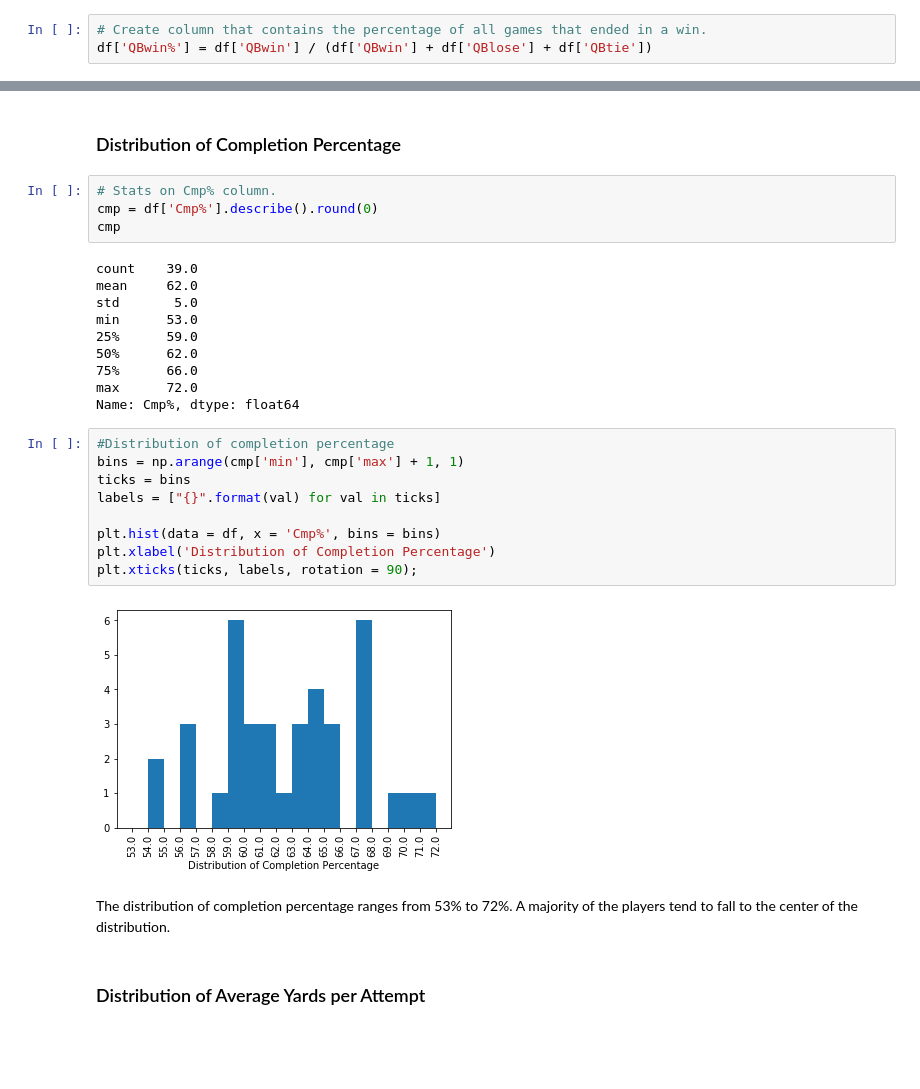
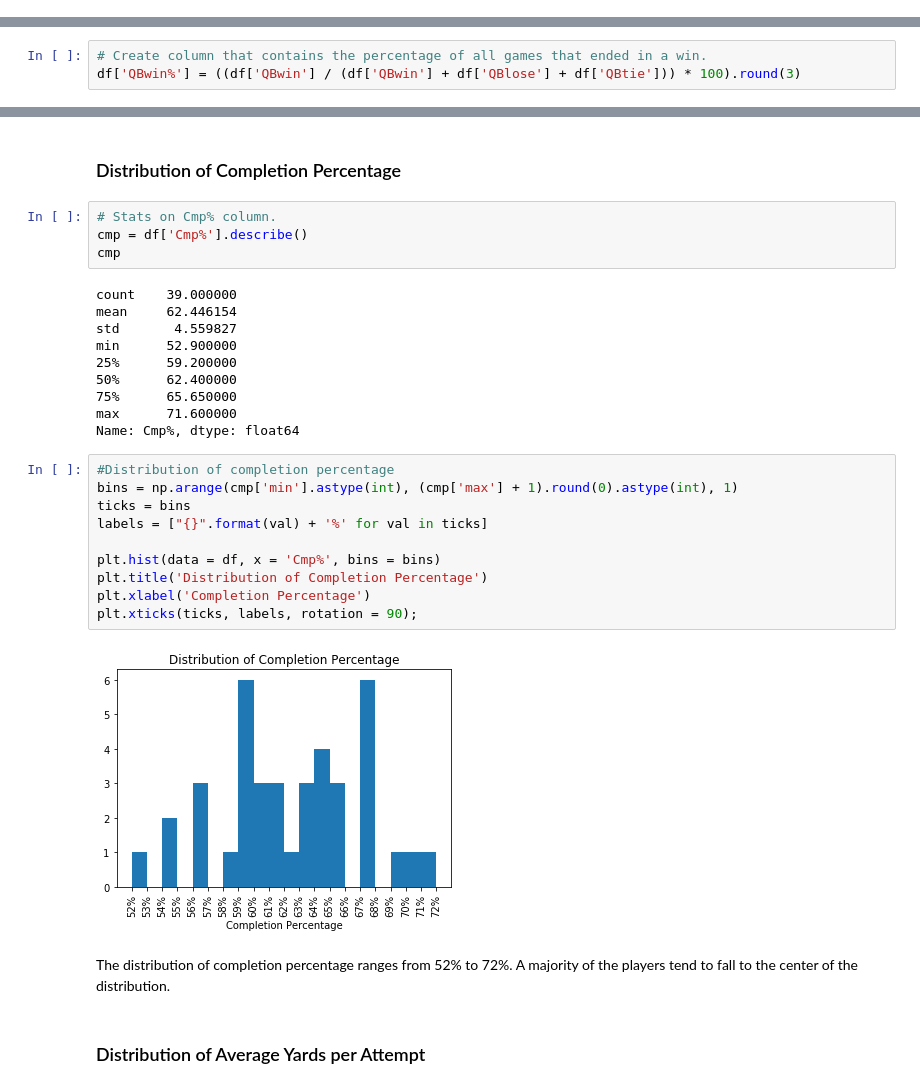
Before and after one commit to ChristopherSJames/Quarterback-Point-Analysis-2016, a Jupyter notebook: qb_point_analysis.ipynb, the cells around one changed output, grey strips where cells are left out. Cells and saved outputs as stored; diff of their text form; blank space fills up the shorter version.

```diff
--- a/qb_point_analysis.ipynb
+++ b/qb_point_analysis.ipynb
@@ -60,12 +60,12 @@ Data columns (total 32 columns):
  31  QBtie   54 non-null     float64
 dtypes: float64(17), int64(12), object(3)
 memory usage: 24.1+ KB
-# %%
-# Create column that contains the percentage of all games that ended in a win.
-df['QBwin%'] = df['QBwin'] / (df['QBwin'] + df['QBlose'] + df['QBtie'])
 # %%
 # filter out all players who are not quarterbacks who had less than 100 pass attempts in a season.
 df = df.query('Pos == "QB" & Att > 100')
+# %%
+# Create column that contains the percentage of all games that ended in a win.
+df['QBwin%'] = ((df['QBwin'] / (df['QBwin'] + df['QBlose'] + df['QBtie'])) * 100).round(3)
 # %%
 df.head()
 # %% [output]
@@ -113,31 +113,32 @@ I believe based on the coorelation numbers shown above, completion percentage (C
 ### Distribution of Completion Percentage
 # %%
 # Stats on Cmp% column.
-cmp = df['Cmp%'].describe().round(0)
+cmp = df['Cmp%'].describe()
 cmp
 # %% [output]
-count    39.0
-mean     62.0
-std       5.0
-min      53.0
-25%      59.0
-50%      62.0
-75%      66.0
-max      72.0
+count    39.000000
+mean     62.446154
+std       4.559827
+min      52.900000
+25%      59.200000
+50%      62.400000
+75%      65.650000
+max      71.600000
 Name: Cmp%, dtype: float64
 # %%
 #Distribution of completion percentage
-bins = np.arange(cmp['min'], cmp['max'] + 1, 1)
+bins = np.arange(cmp['min'].astype(int), (cmp['max'] + 1).round(0).astype(int), 1)
 ticks = bins
-labels = ["{}".format(val) for val in ticks]
+labels = ["{}".format(val) + '%' for val in ticks]
 
 plt.hist(data = df, x = 'Cmp%', bins = bins)
-plt.xlabel('Distribution of Completion Percentage')
+plt.title('Distribution of Completion Percentage')
+plt.xlabel('Completion Percentage')
 plt.xticks(ticks, labels, rotation = 90);
 # %% [output]
-[figure, old version]
+[figure, new version]
 # %% [markdown]
-The distribution of completion percentage ranges from 53% to 72%. A majority of the players tend to fall to the center of the distribution.
+The distribution of completion percentage ranges from 52% to 72%. A majority of the players tend to fall to the center of the distribution.
 # %% [markdown]
 ### Distribution of Average Yards per Attempt
 # %%
```
Also changed, not shown: parts of 18 cells of this notebook.
